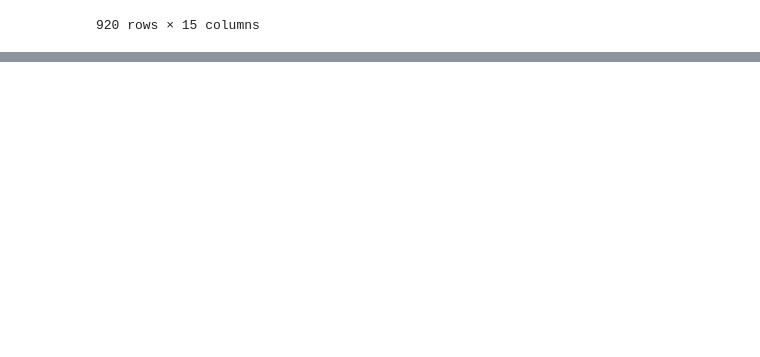
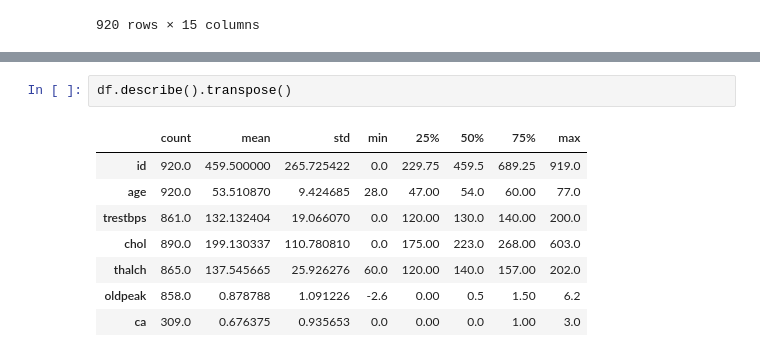
Before and after one commit to davidsmv/MachineLearningPortfolio, a Jupyter notebook: unsupervised_projects/1 - Clustering_For_Heart_Disease_Analysis.ipynb, the cells around one changed output, grey strips where cells are left out. Cells and saved outputs as stored; diff of their text form; blank space fills up the shorter version.

```diff
--- a/unsupervised_projects/1 - Clustering_For_Heart_Disease_Analysis.ipynb
+++ b/unsupervised_projects/1 - Clustering_For_Heart_Disease_Analysis.ipynb
@@ -38,0 +64,11 @@ df
+# %%
+df.describe().transpose()
+# %% [output]
+|  | count | mean | std | min | 25% | 50% | 75% | max |
+| id | 920.0 | 459.500000 | 265.725422 | 0.0 | 229.75 | 459.5 | 689.25 | 919.0 |
+| age | 920.0 | 53.510870 | 9.424685 | 28.0 | 47.00 | 54.0 | 60.00 | 77.0 |
+| trestbps | 861.0 | 132.132404 | 19.066070 | 0.0 | 120.00 | 130.0 | 140.00 | 200.0 |
+| chol | 890.0 | 199.130337 | 110.780810 | 0.0 | 175.00 | 223.0 | 268.00 | 603.0 |
+| thalch | 865.0 | 137.545665 | 25.926276 | 60.0 | 120.00 | 140.0 | 157.00 | 202.0 |
+| oldpeak | 858.0 | 0.878788 | 1.091226 | -2.6 | 0.00 | 0.5 | 1.50 | 6.2 |
+| ca | 309.0 | 0.676375 | 0.935653 | 0.0 | 0.00 | 0.0 | 1.00 | 3.0 |
```
Also changed, not shown: parts of 5 cells of this notebook.
